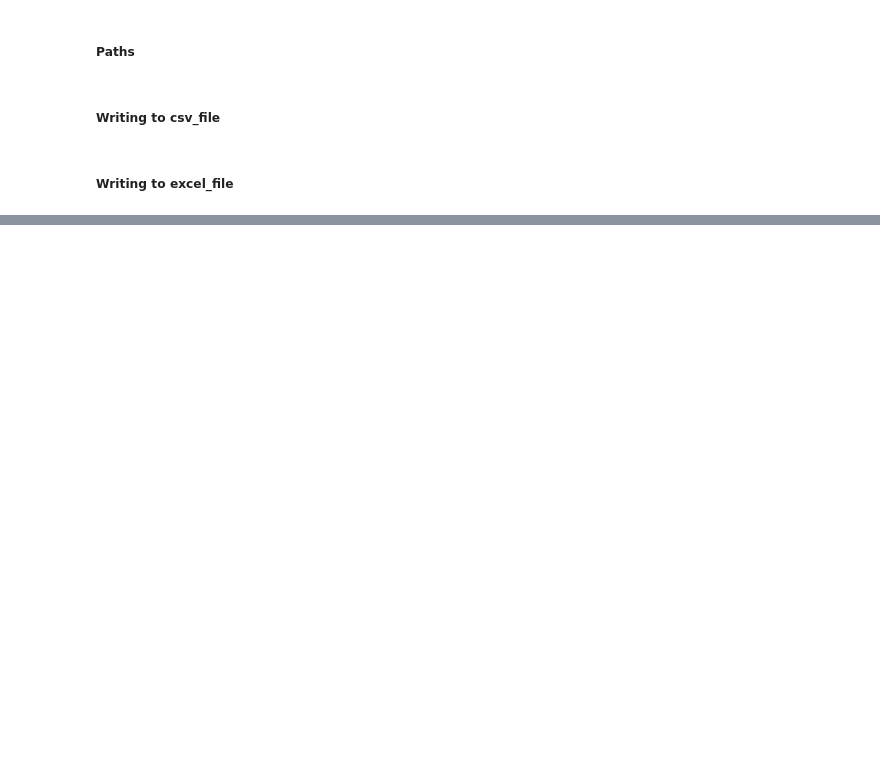
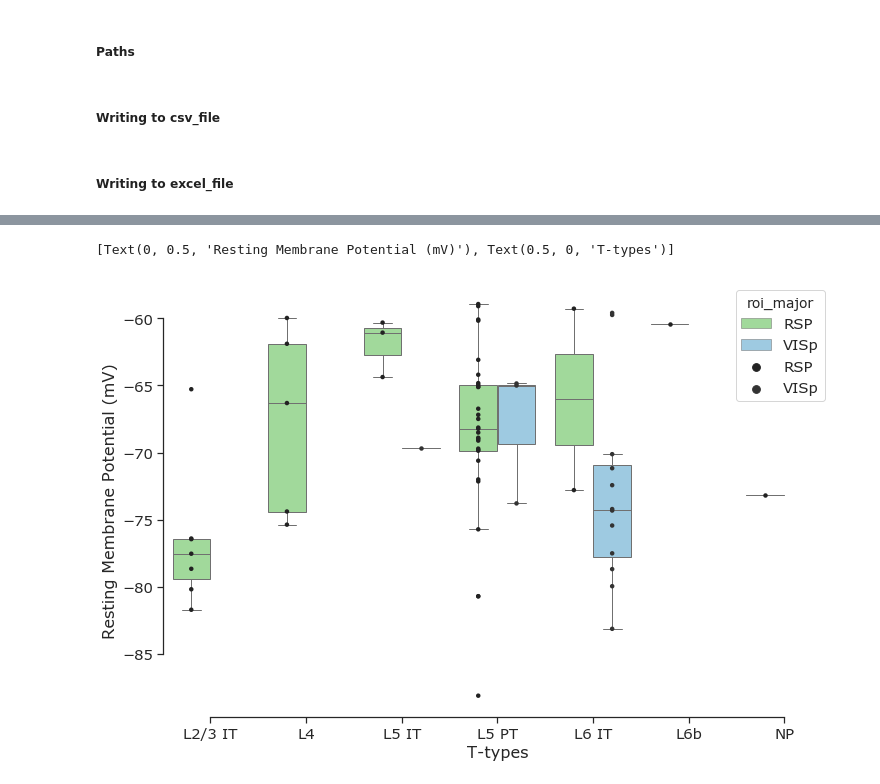
Before and after one commit to ramr24/Personal, a Jupyter notebook: analysis_scripts/mouse_region_ephys_features.ipynb, the cells around one changed output, grey strips where cells are left out. Saved outputs shown, nothing was run; the diff lists cells and outputs as text; code cells hidden in the pictures; blank space fills up the shorter version.

```diff
--- a/analysis_scripts/mouse_region_ephys_features.ipynb
+++ b/analysis_scripts/mouse_region_ephys_features.ipynb
@@ -90,0 +91,7 @@ mo = create_cond_df(merge_all, "roi_major", ["MOp", "MOs"])
+# %%
+rsp_glu = create_cond_df(merge_all_glu, "roi_major", ["RSPd", "RSPv"])
+ssp_glu = create_cond_df(merge_all_glu, "roi_major", ["SSp"])
+orb_glu = create_cond_df(merge_all_glu, "roi_major", ["ORB"])
+ctxsp_glu = create_cond_df(merge_all_glu, "roi_major", ["CTXsp"])
+mo_glu = create_cond_df(merge_all_glu, "roi_major", ["MOp", "MOs"])
+visp_glu = create_cond_df(merge_all_glu, "roi_major", ["VISp"])
@@ -113,0 +201,2 @@ writer.save()
+# %%
+rsp_glu.replace({"roi_major": {"RSPd": "RSP", "RSPv": "RSP"}}, inplace=True)
@@ -113,0 +209,2 @@ writer.save()
+# %%
+rsp_visp_glu = pd.concat([rsp_glu, visp_glu])
@@ -113,0 +264,37 @@ writer.save()
+# %%
+colors=["#a1d99b", "#9ecae1"]
+fig_dims = (12, 8)
+f, axes = plt.subplots(figsize=fig_dims)
+
+ax = sns.boxplot(x="subclass_label",
+                 y="b'vrest'",
+                 hue="roi_major",
+                 data=rsp_visp_glu,
+                 order = ["L2/3 IT", "L4", "L5 IT", "L5 PT", "L6 IT", "L6b", "NP"],
+                 hue_order = ["RSP", "VISp"],
+                 palette=colors,
+                 saturation=1,
+                 width=0.8,
+                 linewidth=1,
+                 showfliers=False,)
+
+ax = sns.stripplot(x="subclass_label",
+                   y="b'vrest'",
+                   hue="roi_major",
+                   data=rsp_visp_glu,
+                   order = ["L2/3 IT", "L4", "L5 IT", "L5 PT", "L6 IT", "L6b", "NP"],
+                   hue_order = ["RSP", "VISp"],
+                   jitter=False,
+                   size=4.5,
+                   color="0.2",
+                   split=True)
+
+sns.despine(trim=True, left=False)
+ax.set(xlabel="T-types", ylabel="Resting Membrane Potential (mV)")
+#ax.invert_yaxis()
+#ax.set(ylim=(-85, -55)) Default is -90, -55
+#ax.set_ylabel("col_label", fontsize=16)
+#plt.savefig(sample.jpeg", bbox_inches="tight")
+# %% [output]
+[Text(0, 0.5, 'Resting Membrane Potential (mV)'), Text(0.5, 0, 'T-types')]
+[figure, added]
```
Also changed, not shown: parts of 28 cells of this notebook, 3 other files.
